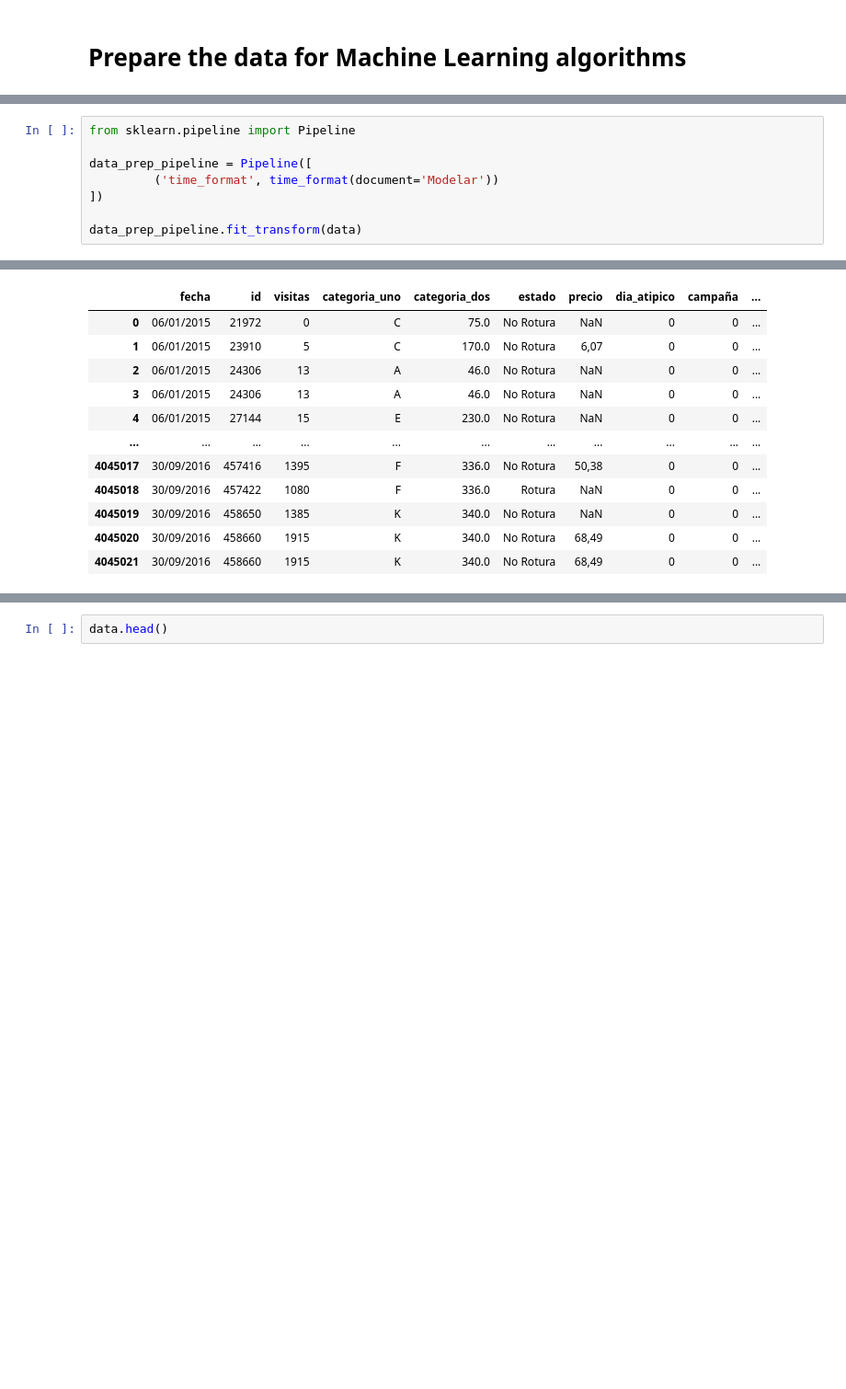
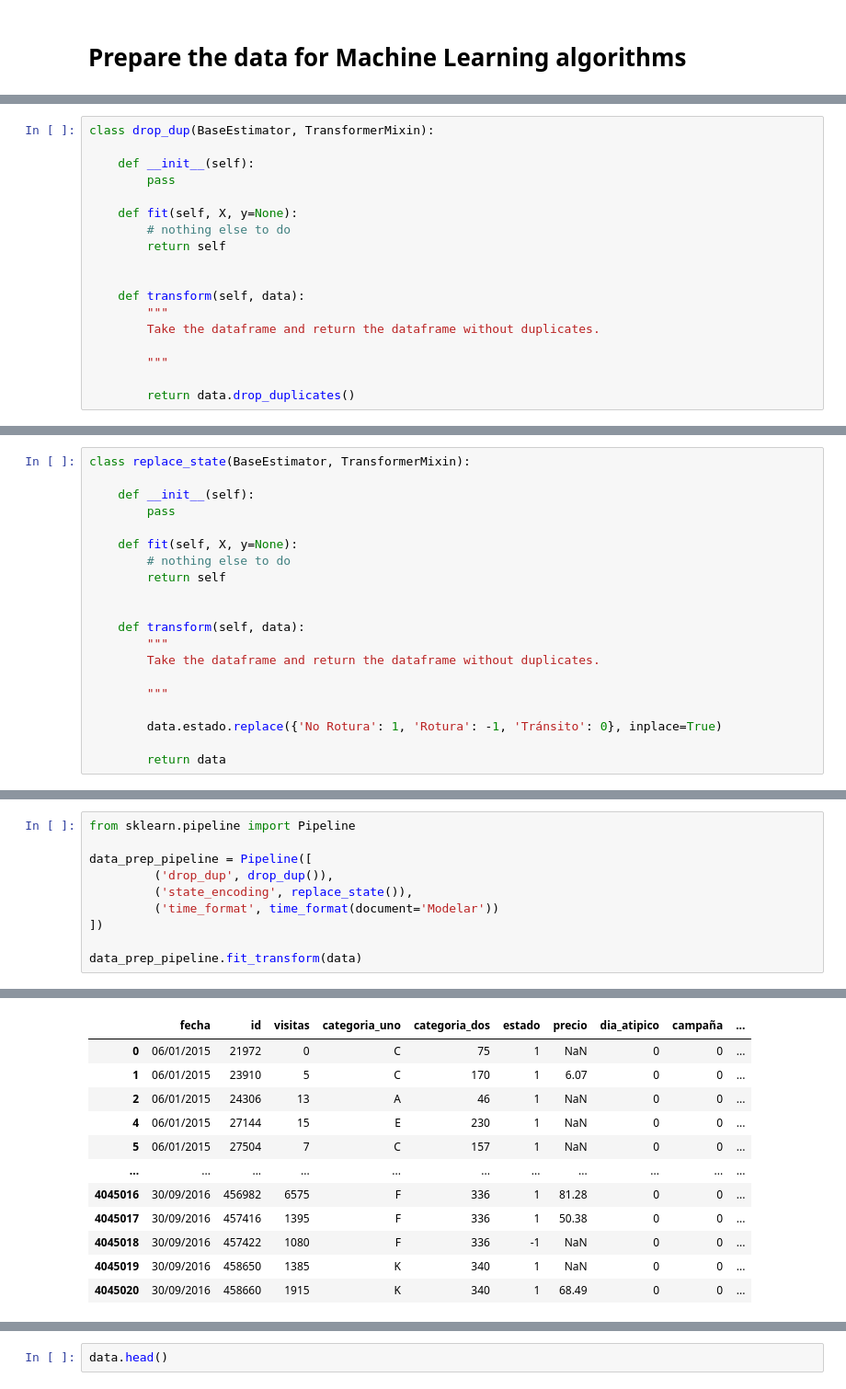
Before and after one commit to UOC-Data-Miners/Cajamar-2021, a Jupyter notebook: Cajamar.ipynb, the cells around one changed output, grey strips where cells are left out. Shown: that part at 92% size. Saved outputs shown, nothing was run; the diff lists cells and outputs as text; blank space fills up the shorter version.

```diff
--- a/Cajamar.ipynb
+++ b/Cajamar.ipynb
@@ -118,0 +200,18 @@ class time_format(BaseEstimator, TransformerMixin):
+# %%
+class drop_dup(BaseEstimator, TransformerMixin):
+
+    def __init__(self):
+        pass
+
+    def fit(self, X, y=None):
+        # nothing else to do
+        return self
+
+
+    def transform(self, data):
+        """
+        Take the dataframe and return the dataframe without duplicates.
+
+        """
+
+        return data.drop_duplicates()
@@ -118,0 +220,20 @@ class time_format(BaseEstimator, TransformerMixin):
+# %%
+class replace_state(BaseEstimator, TransformerMixin):
+
+    def __init__(self):
+        pass
+
+    def fit(self, X, y=None):
+        # nothing else to do
+        return self
+
+
+    def transform(self, data):
+        """
+        Take the dataframe and return the dataframe without duplicates.
+
+        """
+
+        data.estado.replace({'No Rotura': 1, 'Rotura': -1, 'Tránsito': 0}, inplace=True)
+
+        return data
@@ -120,6 +243,8 @@ class time_format(BaseEstimator, TransformerMixin):
 from sklearn.pipeline import Pipeline
 
 data_prep_pipeline = Pipeline([
+         ('drop_dup', drop_dup()),
+         ('state_encoding', replace_state()),
          ('time_format', time_format(document='Modelar'))
 ])
 
@@ -128,12 +262,12 @@ data_prep_pipeline.fit_transform(data)
 |  | fecha | id | visitas | categoria_uno | categoria_dos | estado | precio | dia_atipico | campaña | ... |
-| 0 | 06/01/2015 | 21972 | 0 | C | 75.0 | No Rotura | NaN | 0 | 0 | ... |
-| 1 | 06/01/2015 | 23910 | 5 | C | 170.0 | No Rotura | 6,07 | 0 | 0 | ... |
-| 2 | 06/01/2015 | 24306 | 13 | A | 46.0 | No Rotura | NaN | 0 | 0 | ... |
-| 3 | 06/01/2015 | 24306 | 13 | A | 46.0 | No Rotura | NaN | 0 | 0 | ... |
-| 4 | 06/01/2015 | 27144 | 15 | E | 230.0 | No Rotura | NaN | 0 | 0 | ... |
+| 0 | 06/01/2015 | 21972 | 0 | C | 75 | 1 | NaN | 0 | 0 | ... |
+| 1 | 06/01/2015 | 23910 | 5 | C | 170 | 1 | 6.07 | 0 | 0 | ... |
+| 2 | 06/01/2015 | 24306 | 13 | A | 46 | 1 | NaN | 0 | 0 | ... |
+| 4 | 06/01/2015 | 27144 | 15 | E | 230 | 1 | NaN | 0 | 0 | ... |
+| 5 | 06/01/2015 | 27504 | 7 | C | 157 | 1 | NaN | 0 | 0 | ... |
 | ... | ... | ... | ... | ... | ... | ... | ... | ... | ... | ... |
-| 4045017 | 30/09/2016 | 457416 | 1395 | F | 336.0 | No Rotura | 50,38 | 0 | 0 | ... |
-| 4045018 | 30/09/2016 | 457422 | 1080 | F | 336.0 | Rotura | NaN | 0 | 0 | ... |
-| 4045019 | 30/09/2016 | 458650 | 1385 | K | 340.0 | No Rotura | NaN | 0 | 0 | ... |
-| 4045020 | 30/09/2016 | 458660 | 1915 | K | 340.0 | No Rotura | 68,49 | 0 | 0 | ... |
-| 4045021 | 30/09/2016 | 458660 | 1915 | K | 340.0 | No Rotura | 68,49 | 0 | 0 | ... |
+| 4045016 | 30/09/2016 | 456982 | 6575 | F | 336 | 1 | 81.28 | 0 | 0 | ... |
+| 4045017 | 30/09/2016 | 457416 | 1395 | F | 336 | 1 | 50.38 | 0 | 0 | ... |
+| 4045018 | 30/09/2016 | 457422 | 1080 | F | 336 | -1 | NaN | 0 | 0 | ... |
+| 4045019 | 30/09/2016 | 458650 | 1385 | K | 340 | 1 | NaN | 0 | 0 | ... |
+| 4045020 | 30/09/2016 | 458660 | 1915 | K | 340 | 1 | 68.49 | 0 | 0 | ... |
```
Also changed, not shown: parts of 23 cells of this notebook, 1 other file.
